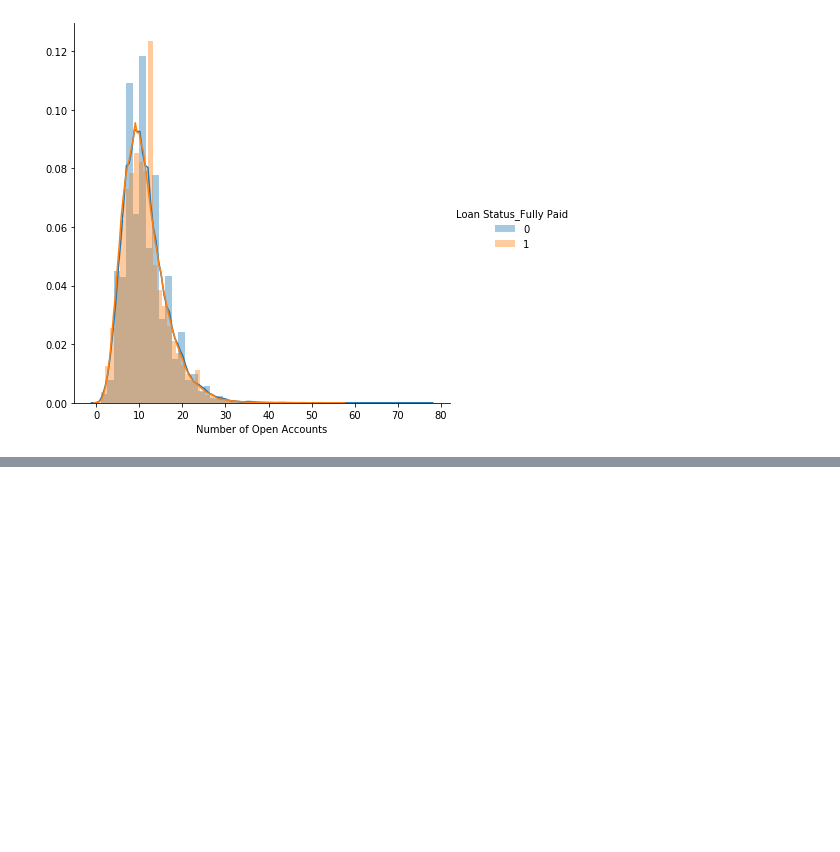
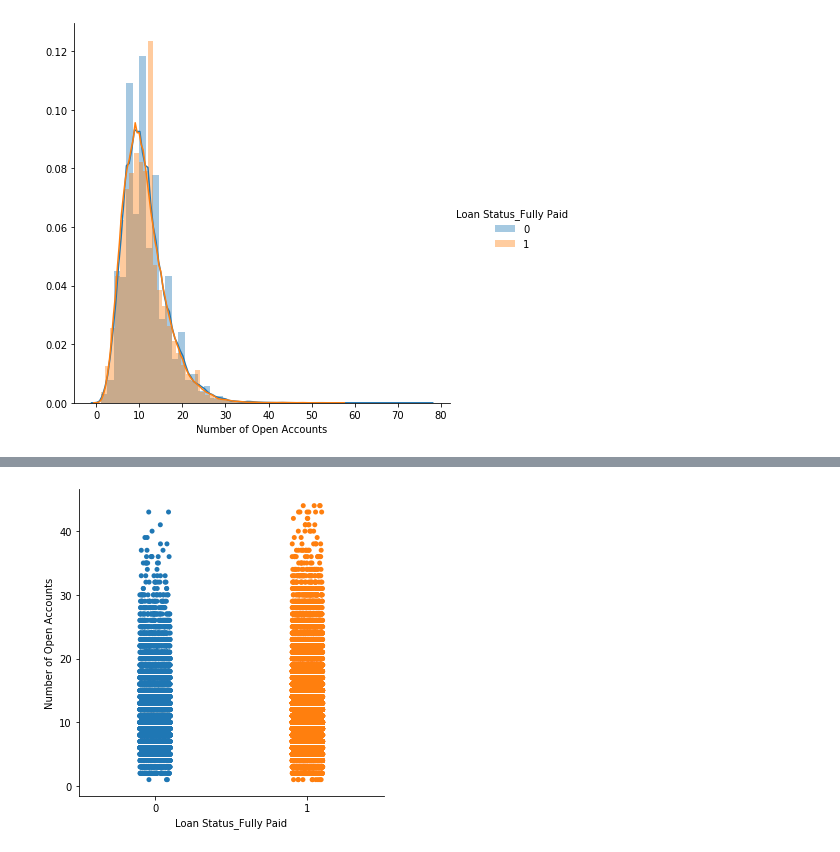
Before and after one commit to divaymohan/credit_score_modeling, a Jupyter notebook: NoteBook.ipynb, the cells around one changed output, grey strips where cells are left out. Saved outputs shown, nothing was run; the diff lists cells and outputs as text; code cells hidden in the pictures; blank space fills up the shorter version.

```diff
--- a/NoteBook.ipynb
+++ b/NoteBook.ipynb
@@ -610,5 +610,7 @@ plt.show()
 [figure]
 # %%
 print("before",l_df.shape)
-acc_df = l_df[l_df]
+acc_df = l_df[l_df['Number of Open Accounts'].apply(lambda x: x<45)]
+print("after",acc_df.shape)
+acc_df.to_pickle("after_Number_.pkl")
 # %% [output]
@@ -615,0 +619,4 @@ SyntaxError: invalid syntax (<ipython-input-119-1cd336746d16>, line 1)
+# %%
+sns.catplot(x="Loan Status_Fully Paid", y="Number of Open Accounts", data=acc_df);
+# %% [output]
+[figure, added]
```
Also changed, not shown: parts of 14 cells of this notebook, 3 other files.
